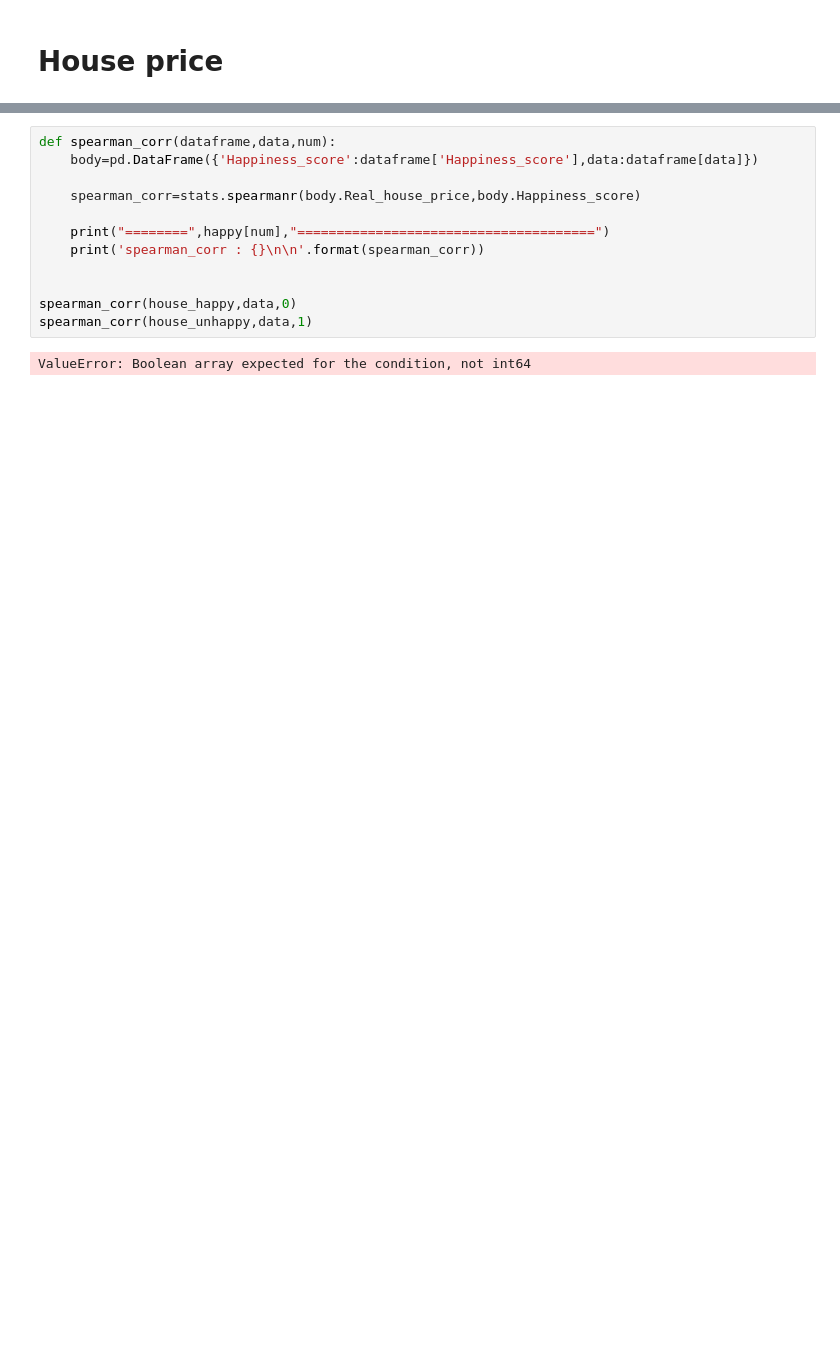
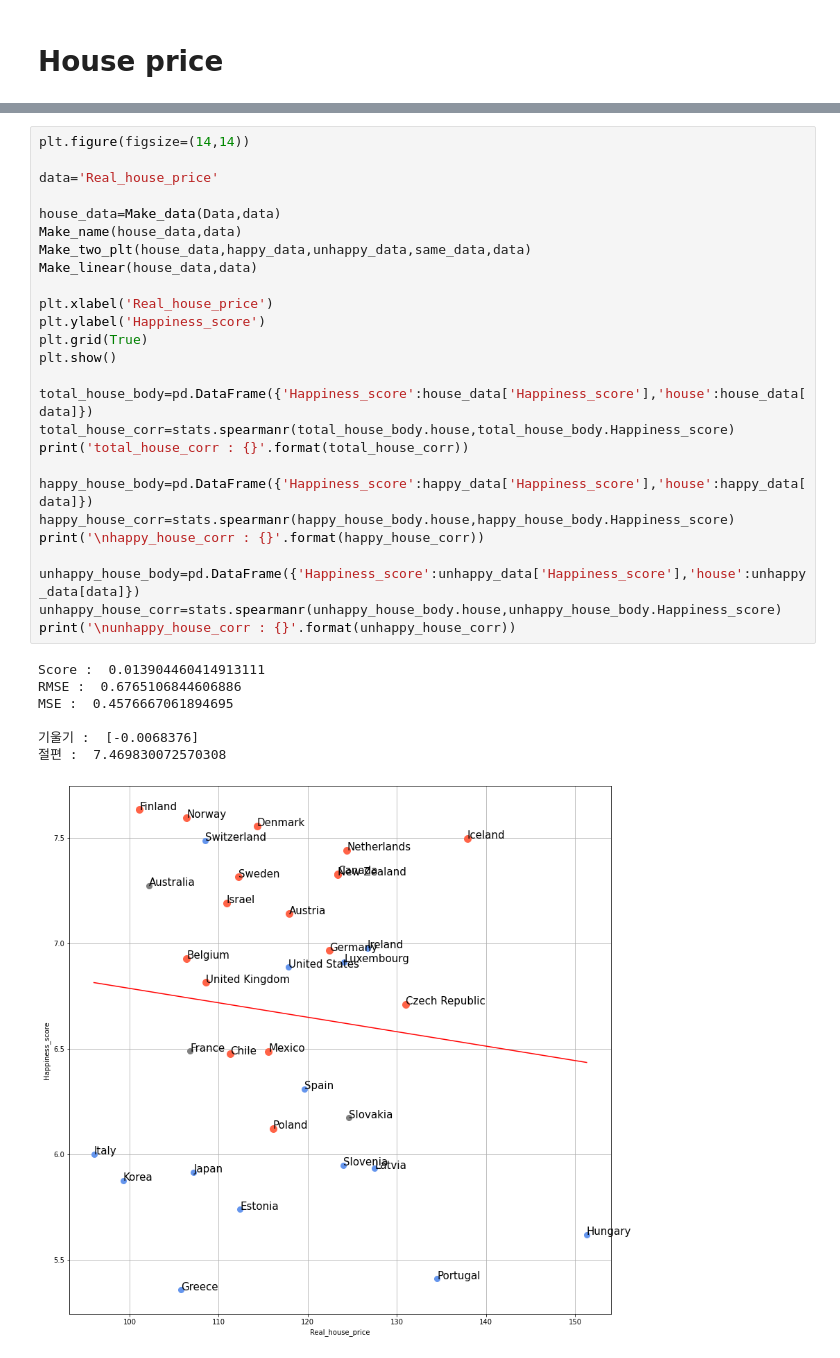
Before and after one commit to kjyju3955/BigdataProgramming, a Jupyter notebook: 프로젝트/Untitled.ipynb, the cells around one changed output, grey strips where cells are left out. Drawn from its saved outputs; the diff is of its cells as text; blank space fills up the shorter version.

```diff
--- a/프로젝트/Untitled.ipynb
+++ b/프로젝트/Untitled.ipynb
@@ -239,14 +143,34 @@ MSE :  0.37092812495054706
-# %%
-def spearman_corr(dataframe,data,num):
-    body=pd.DataFrame({'Happiness_score':dataframe['Happiness_score'],data:dataframe[data]})
-
-    spearman_corr=stats.spearmanr(body.Real_house_price,body.Happiness_score)
-
-    print("========",happy[num],"======================================")
-    print('spearman_corr : {}\n\n'.format(spearman_corr))
-
-
-spearman_corr(house_happy,data,0)
-spearman_corr(house_unhappy,data,1)
-# %% [output]
-ValueError: Boolean array expected for the condition, not int64
+# %%
+plt.figure(figsize=(14,14))
+
+data='Real_house_price'
+
+house_data=Make_data(Data,data)
+Make_name(house_data,data)
+Make_two_plt(house_data,happy_data,unhappy_data,same_data,data)
+Make_linear(house_data,data)
+
+plt.xlabel('Real_house_price')
+plt.ylabel('Happiness_score')
+plt.grid(True)
+plt.show()
+
+total_house_body=pd.DataFrame({'Happiness_score':house_data['Happiness_score'],'house':house_data[data]})
+total_house_corr=stats.spearmanr(total_house_body.house,total_house_body.Happiness_score)
+print('total_house_corr : {}'.format(total_house_corr))
+
+happy_house_body=pd.DataFrame({'Happiness_score':happy_data['Happiness_score'],'house':happy_data[data]})
+happy_house_corr=stats.spearmanr(happy_house_body.house,happy_house_body.Happiness_score)
+print('\nhappy_house_corr : {}'.format(happy_house_corr))
+
+unhappy_house_body=pd.DataFrame({'Happiness_score':unhappy_data['Happiness_score'],'house':unhappy_data[data]})
+unhappy_house_corr=stats.spearmanr(unhappy_house_body.house,unhappy_house_body.Happiness_score)
+print('\nunhappy_house_corr : {}'.format(unhappy_house_corr))
+# %% [output]
+Score :  0.013904460414913111
+RMSE :  0.6765106844606886
+MSE :  0.4576667061894695
+
+기울기 :  [-0.0068376]
+절편 :  7.469830072570308
+[figure, added]
```
Also changed, not shown: parts of 19 cells of this notebook.
